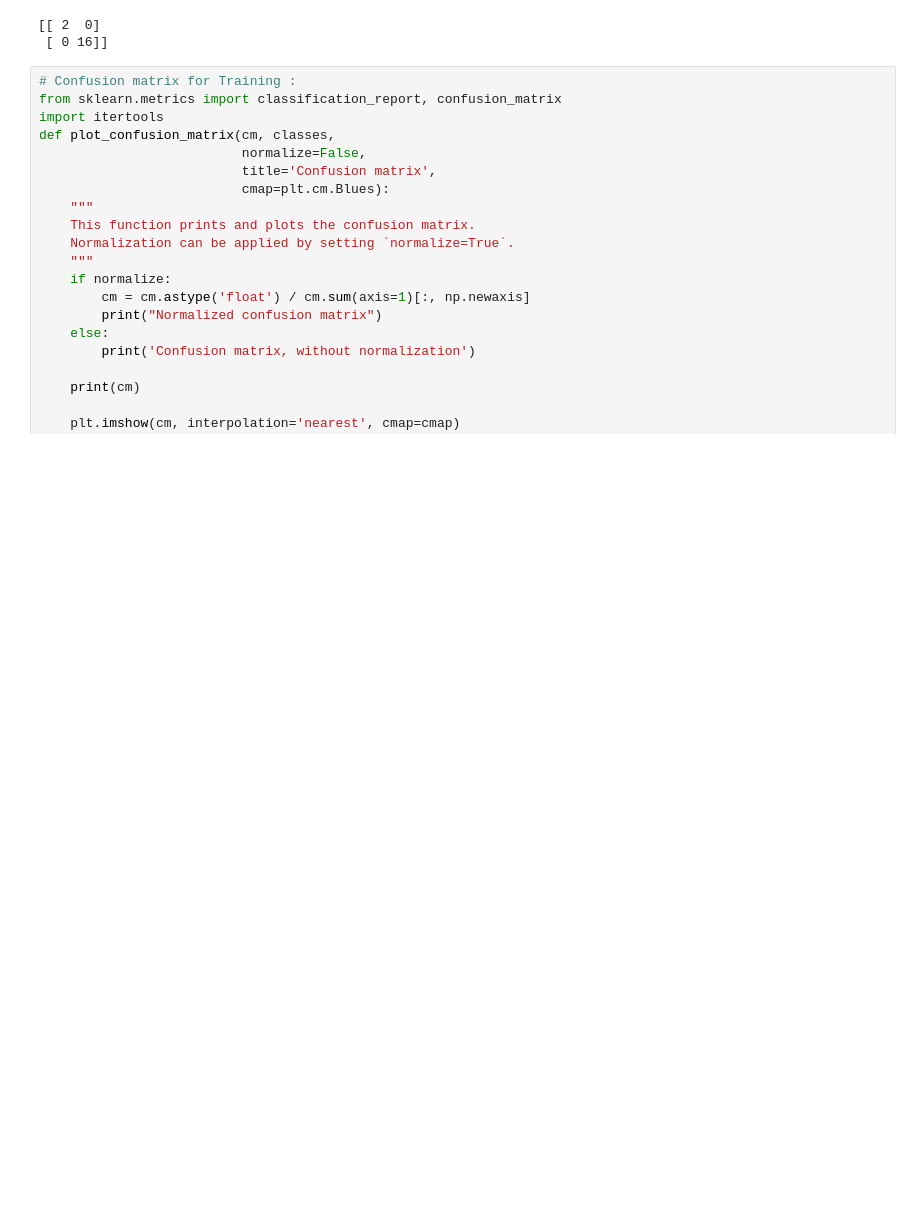
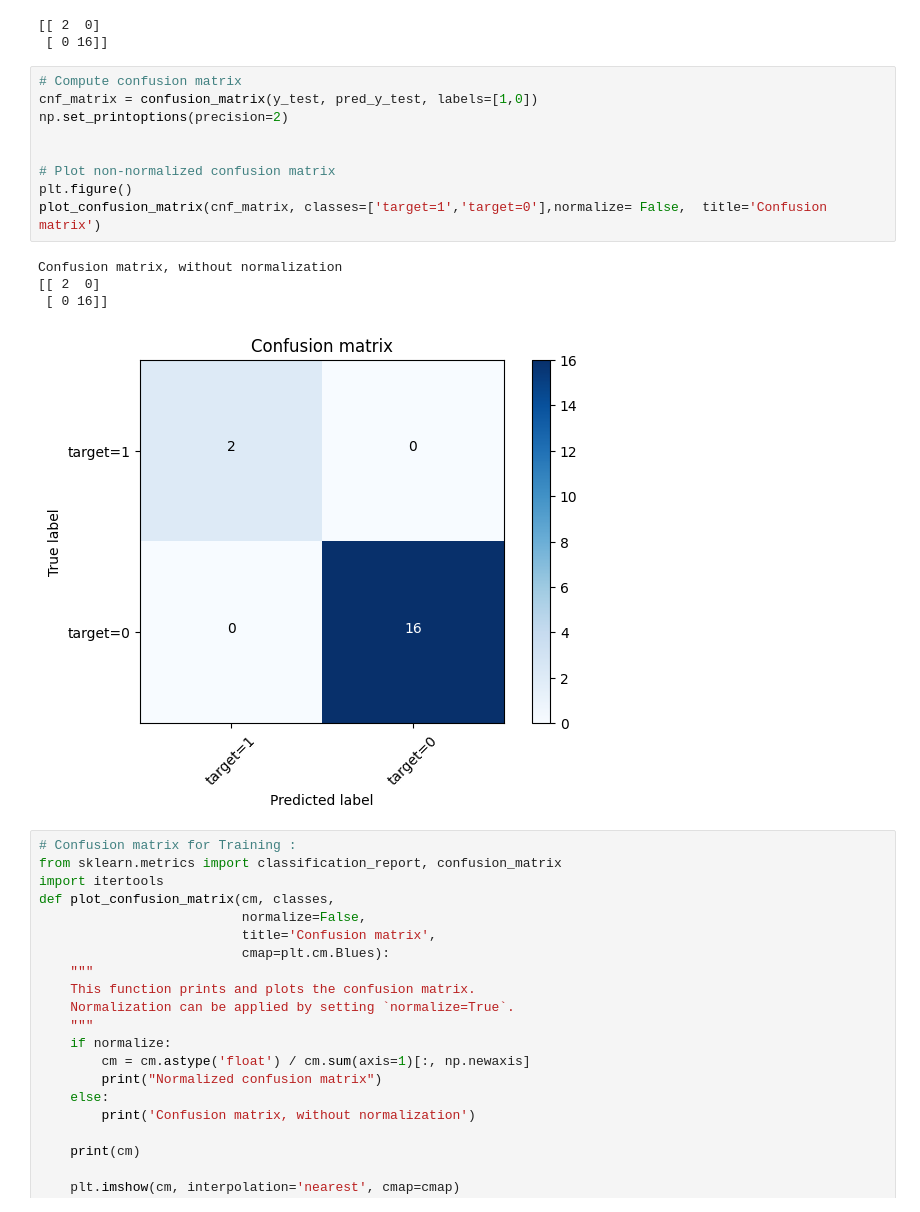
Before and after one commit to kodimanpr/lab-supervised-learning-model-evaluation-en, a Jupyter notebook: your-code/main.ipynb, the cells around one changed output. Drawn from its saved outputs; the diff is of its cells as text; blank space fills up the shorter version.

Commit message:
Lab - Supervised Learning Model Evaluation Solutions Updated
Lab - Supervised Learning Model Evaluation Solutions updated to include confusion matrix visualization by Larry W. Davila

```diff
--- a/your-code/main.ipynb
+++ b/your-code/main.ipynb
@@ -406,6 +408,20 @@ print(confusion_matrix(y_test, pred_y_test, labels=[1,0]))
 # %% [output]
 [[ 2  0]
  [ 0 16]]
+# %%
+# Compute confusion matrix
+cnf_matrix = confusion_matrix(y_test, pred_y_test, labels=[1,0])
+np.set_printoptions(precision=2)
+
+
+# Plot non-normalized confusion matrix
+plt.figure()
+plot_confusion_matrix(cnf_matrix, classes=['target=1','target=0'],normalize= False,  title='Confusion matrix')
+# %% [output]
+Confusion matrix, without normalization
+[[ 2  0]
+ [ 0 16]]
+[figure, added]
 # %%
 # Confusion matrix for Training :
 from sklearn.metrics import classification_report, confusion_matrix
```
Also changed, not shown: parts of 2 cells of this notebook.
